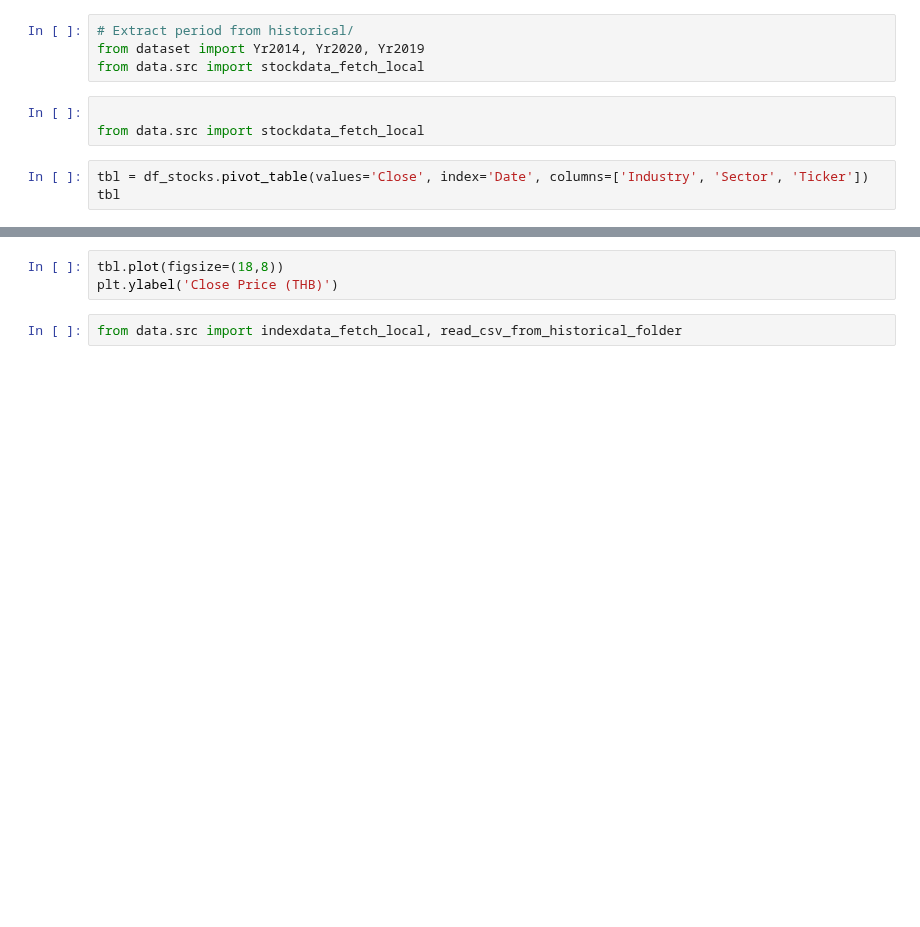
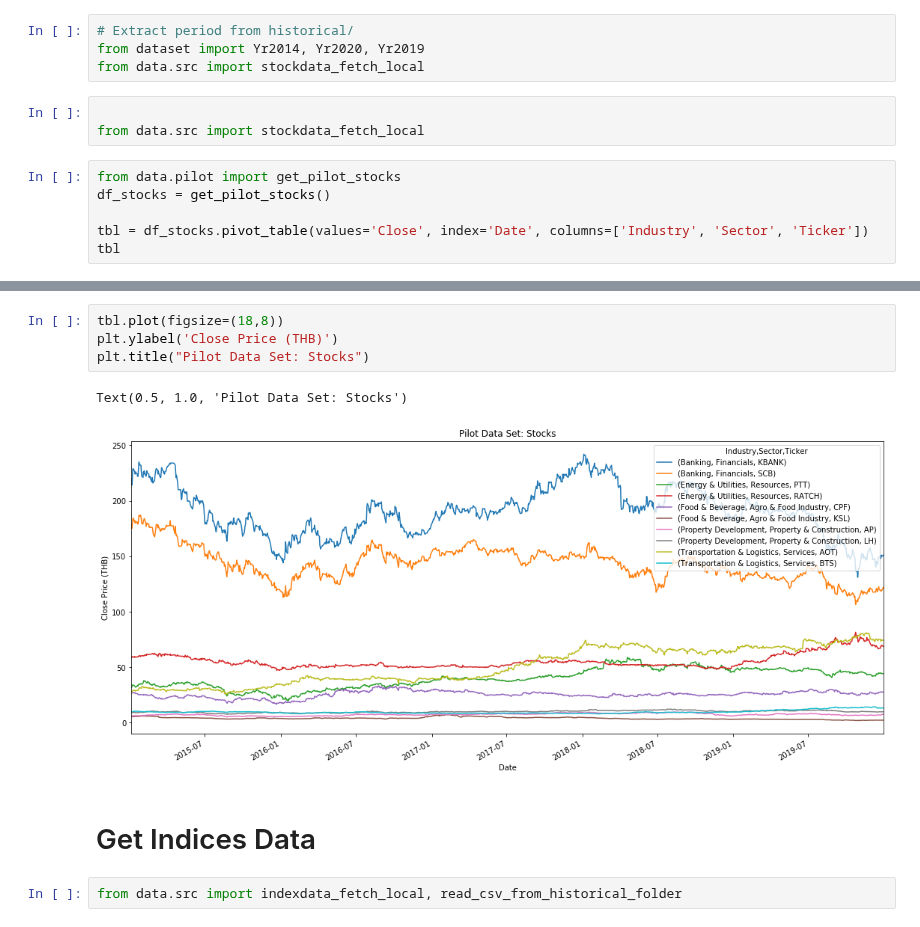
Before and after one commit to chayapan/thesis, a Jupyter notebook: 1.0 Data Acquisition/PilotData.ipynb, the cells around one changed output, grey strips where cells are left out. Saved outputs shown, nothing was run; the diff lists cells and outputs as text; blank space fills up the shorter version.

```diff
--- a/1.0 Data Acquisition/PilotData.ipynb
+++ b/1.0 Data Acquisition/PilotData.ipynb
@@ -43,5 +43,8 @@ from data.src import stockdata_fetch_local
 
 from data.src import stockdata_fetch_local
 # %%
+from data.pilot import get_pilot_stocks
+df_stocks = get_pilot_stocks()
+
 tbl = df_stocks.pivot_table(values='Close', index='Date', columns=['Industry', 'Sector', 'Ticker'])
 tbl
@@ -48,6 +68,12 @@ tbl
 # %%
 tbl.plot(figsize=(18,8))
 plt.ylabel('Close Price (THB)')
+plt.title("Pilot Data Set: Stocks")
+# %% [output]
+Text(0.5, 1.0, 'Pilot Data Set: Stocks')
+[figure, added]
+# %% [markdown]
+# Get Indices Data
 # %%
 from data.src import indexdata_fetch_local, read_csv_from_historical_folder
 # %%
```
Also changed, not shown: parts of 15 cells of this notebook, 16 other files.
